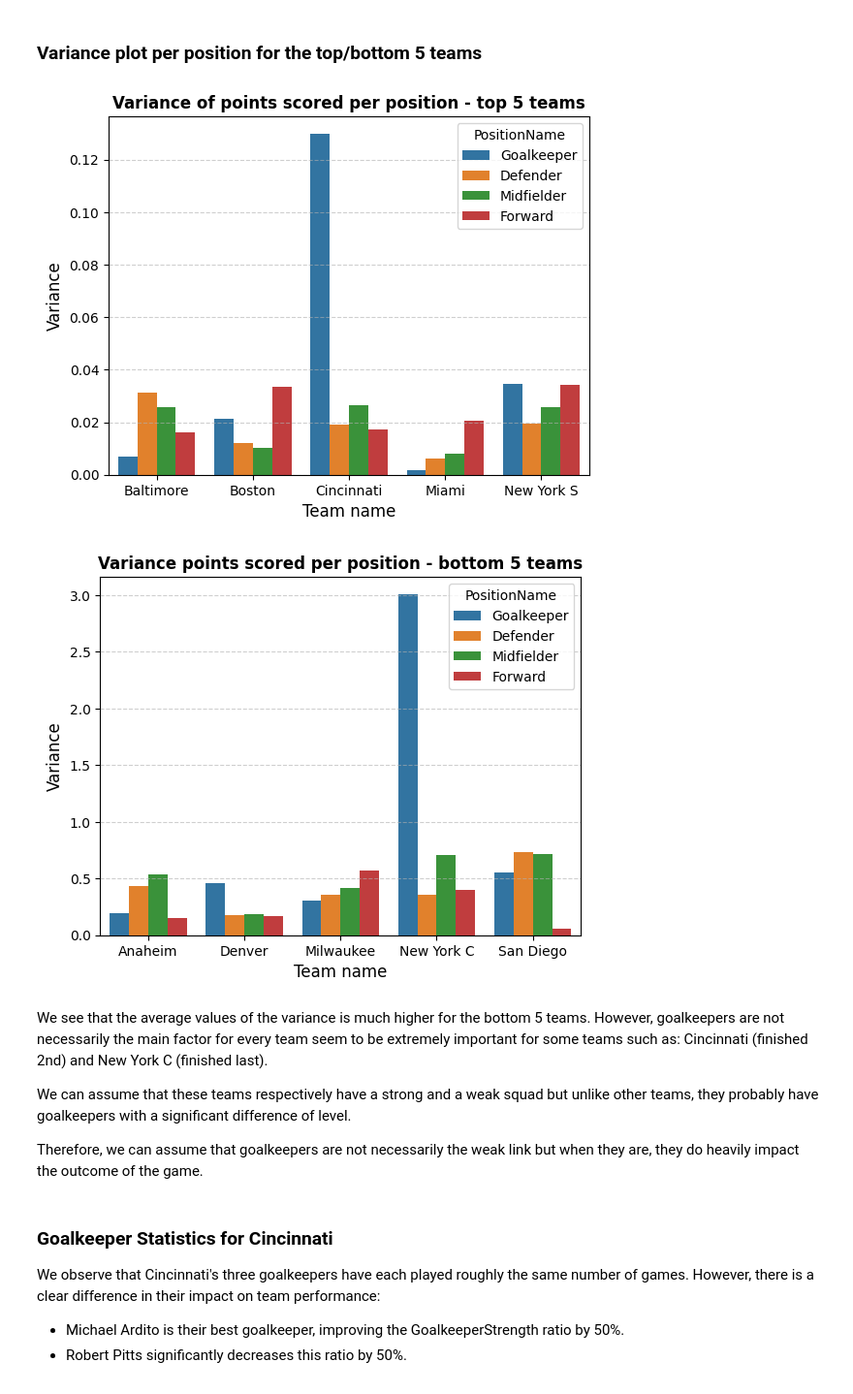
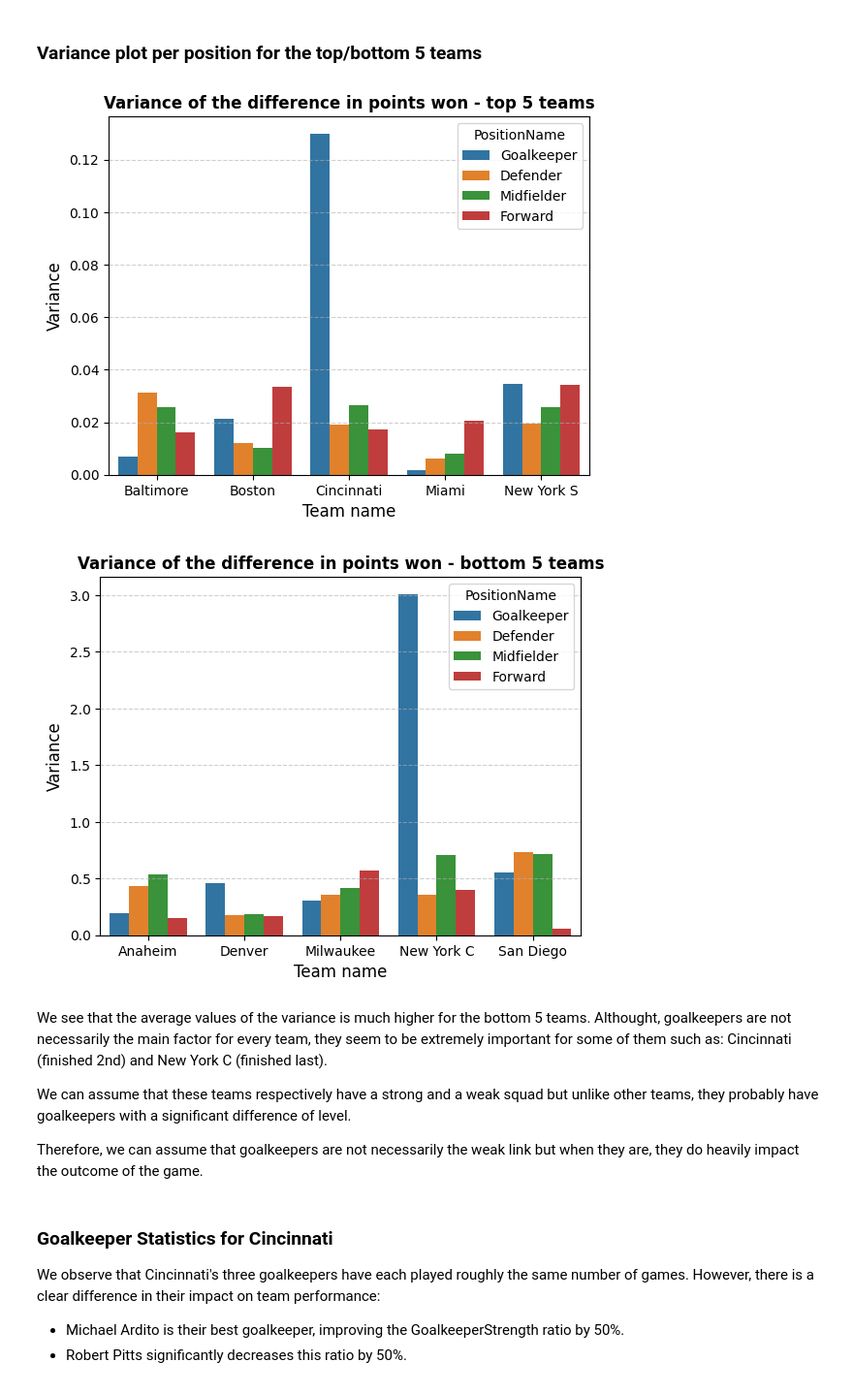
Before and after one commit to GuillaumeMendle/football_prediction, a Jupyter notebook: project_code/3_Part_3_data_exploration.ipynb, the cells around one changed output. Shown at 97% size. Drawn from its saved outputs; the diff is of its cells as text; code cells hidden in the pictures.

```diff
--- a/project_code/3_Part_3_data_exploration.ipynb
+++ b/project_code/3_Part_3_data_exploration.ipynb
@@ -502,27 +460,27 @@ bottom_team_position_points_var = team_position_points_var[team_position_points_
 ### Variance plot per position for the top/bottom 5 teams
 # %%
 sns.barplot(top_team_position_points_var, x="TeamName", y="Ratio_PointsScored", hue="PositionName")
-plt.title(f"Variance of points scored per position - top 5 teams", fontsize=12, fontweight='bold')
+plt.title(f"Variance of the difference in points won - top 5 teams", fontsize=12, fontweight='bold')
 plt.xlabel("Team name", fontsize=12)
 plt.ylabel("Variance", fontsize=12)
 plt.grid(axis='y', linestyle='--', alpha=0.6)
 plt.savefig(f"{FILES_PATH_RESULTS}variance_difference_points_top_five.png")
 plt.show()
 # %% [output]
-[figure, old version]
+[figure, new version]
 # %%
 sns.barplot(bottom_team_position_points_var, x="TeamName", y="Ratio_PointsScored", hue="PositionName")
-plt.title(f"Variance points scored per position - bottom 5 teams", fontsize=12, fontweight='bold')
+plt.title(f"Variance of the difference in points won - bottom 5 teams", fontsize=12, fontweight='bold')
 plt.xlabel("Team name", fontsize=12)
 plt.ylabel("Variance", fontsize=12)
 plt.grid(axis='y', linestyle='--', alpha=0.6)
 plt.savefig(f"{FILES_PATH_RESULTS}variance_difference_points_bottom_five.png")
 plt.show()
 # %% [output]
-[figure, old version]
+[figure, new version]
 # %% [markdown]
 We see that the average values of the variance is much higher for the bottom 5 teams.
-However, goalkeepers are not necessarily the main factor for every team seem to be extremely important for some teams such as: Cincinnati (finished 2nd) and New York C (finished last).
+Althought, goalkeepers are not necessarily the main factor for every team, they seem to be extremely important for some of them such as: Cincinnati (finished 2nd) and New York C (finished last).
 
 We can assume that these teams respectively have a strong and a weak squad but unlike other teams, they probably have goalkeepers with a significant difference of level.
 
```
Also changed, not shown: parts of 12 cells of this notebook, 5 other files.
